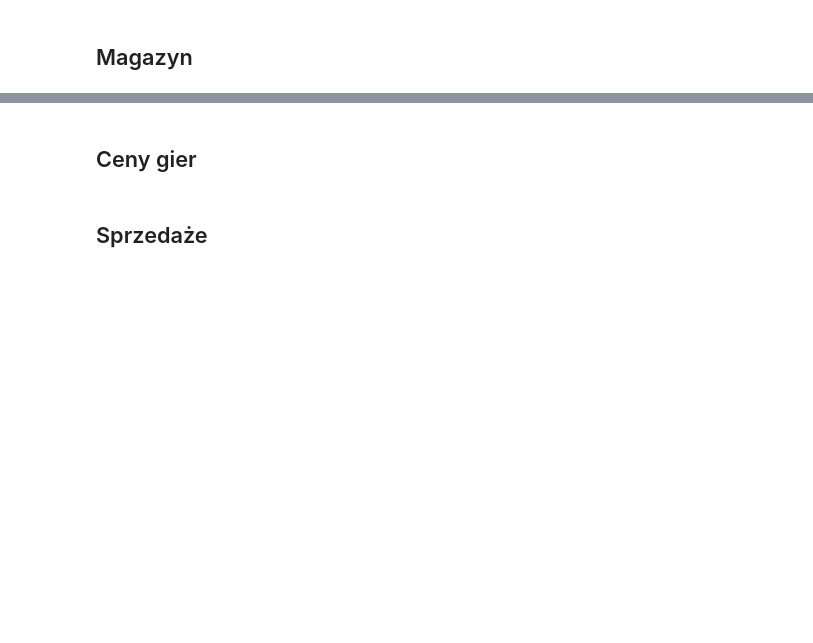
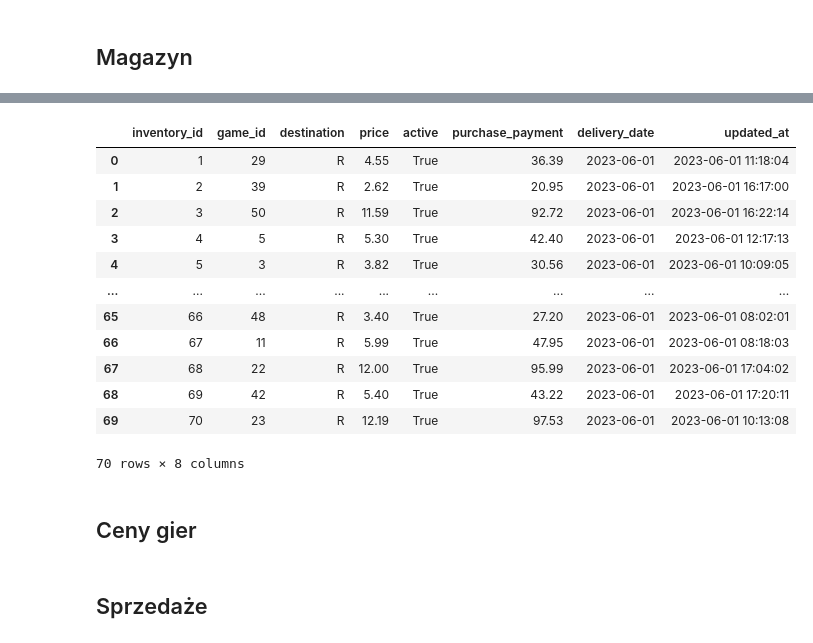
Before and after one commit to o-Mateo-o/geeks-and-dragons-db, a Jupyter notebook: notebooks/attempts/gen.ipynb, the cells around one changed output, grey strips where cells are left out. Saved outputs shown, nothing was run; the diff lists cells and outputs as text; code cells hidden in the pictures; blank space fills up the shorter version.

```diff
--- a/notebooks/attempts/gen.ipynb
+++ b/notebooks/attempts/gen.ipynb
@@ -699,3 +694,8 @@ participations_df_generator(tournament, customers).head()
 # %% [markdown]
 ## Magazyn
+# %%
+def get_value_from_another_column(df, search_column, search_value, target_column):
+    matching_rows = df.loc[df[search_column] == search_value]
+    target_value = matching_rows[target_column].values[0]
+    return target_value
 # %%
@@ -749,3 +750,36 @@ store()
+# %%
+def rental():
+    N = 70
+    games_r = [random.choice(prompt_games['Nazwa']) for i in range(N)]
+    daty = ['2023-06-01' for _ in range(N)]
+    daty_upd = [datetime.datetime.strptime(i, '%Y-%m-%d').replace(hour=random.randint(8, 19), minute=random.randint(0, 23), second=random.randint(0, 23)) for i in daty]
+    df = pd.DataFrame({
+        'inventory_id': [*id_generator(N)],
+        'game_id': [get_value_from_another_column(prompt_games,'Nazwa',i,'game_id') for i in games_r],
+        'destination': ['R' for _ in range(N)],
+        'price': [round(0.1*get_value_from_another_column(prompt_games,'Nazwa',gra,'Kupno'),2) for gra in games_r],
+        'active': ['True' for i in range(N)],
+        'purchase_payment': [round(0.8*get_value_from_another_column(prompt_games,'Nazwa',gra,'Kupno'),2) for gra in games_r],
+        'delivery_date': daty,
+        'updated_at': daty_upd
+    })
+    return df
+# %%
+rental()
+# %% [output]
+|  | inventory_id | game_id | destination | price | active | purchase_payment | delivery_date | updated_at |
+| 0 | 1 | 29 | R | 4.55 | True | 36.39 | 2023-06-01 | 2023-06-01 11:18:04 |
+| 1 | 2 | 39 | R | 2.62 | True | 20.95 | 2023-06-01 | 2023-06-01 16:17:00 |
+| 2 | 3 | 50 | R | 11.59 | True | 92.72 | 2023-06-01 | 2023-06-01 16:22:14 |
+| 3 | 4 | 5 | R | 5.30 | True | 42.40 | 2023-06-01 | 2023-06-01 12:17:13 |
+| 4 | 5 | 3 | R | 3.82 | True | 30.56 | 2023-06-01 | 2023-06-01 10:09:05 |
+| ... | ... | ... | ... | ... | ... | ... | ... | ... |
+| 65 | 66 | 48 | R | 3.40 | True | 27.20 | 2023-06-01 | 2023-06-01 08:02:01 |
+| 66 | 67 | 11 | R | 5.99 | True | 47.95 | 2023-06-01 | 2023-06-01 08:18:03 |
+| 67 | 68 | 22 | R | 12.00 | True | 95.99 | 2023-06-01 | 2023-06-01 17:04:02 |
+| 68 | 69 | 42 | R | 5.40 | True | 43.22 | 2023-06-01 | 2023-06-01 17:20:11 |
+| 69 | 70 | 23 | R | 12.19 | True | 97.53 | 2023-06-01 | 2023-06-01 10:13:08 |
+70 rows × 8 columns
 # %% [markdown]
 ## Ceny gier
 # %% [markdown]
```
Also changed, not shown: parts of 17 cells of this notebook.
